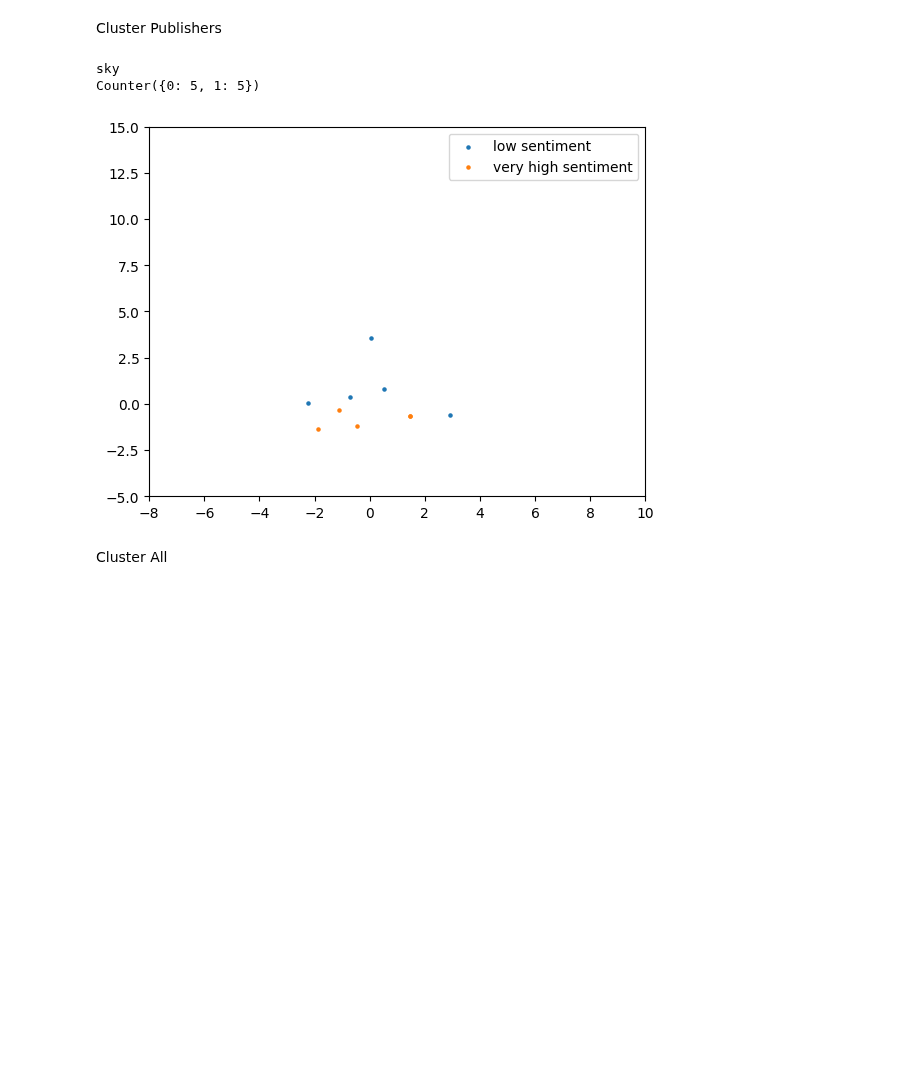
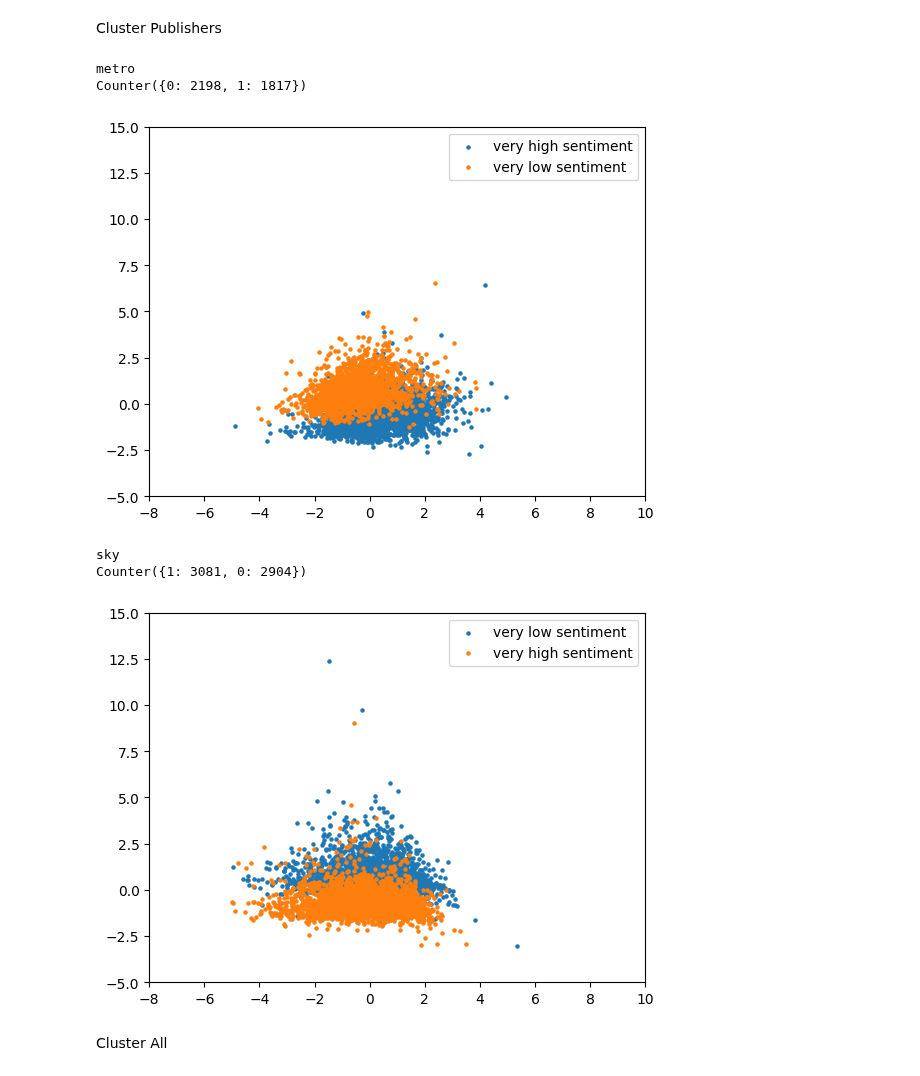
Before and after one commit to TobyBritton1/NewsBiasMapping, a Jupyter notebook: NewsBiasMapping.ipynb, the cells around one changed output. Saved outputs shown, nothing was run; the diff lists cells and outputs as text; code cells hidden in the pictures; blank space fills up the shorter version.

```diff
--- a/NewsBiasMapping.ipynb
+++ b/NewsBiasMapping.ipynb
@@ -24,20 +24,20 @@ Calculate Metric Values
 # %%
 sentiment = []
 quoteBased = []
-sensationalized = []
+sensationalised = []
 mudslinging = []
 spin = []
 informal = []
 for i in range(len(articles)):
     sentiment.append(getSentiment(articles.at[i,'body']))
     quoteBased.append(getQuoteBased(articles.at[i,'body']))
-    sensationalized.append(getSensationalized(articles.at[i,'body']))
+    sensationalised.append(getSensationalised(articles.at[i,'body']))
     mudslinging.append(getMudslinging(articles.at[i,'body']))
     spin.append(getSpin(articles.at[i,'body']))
     informal.append(getInformal(articles.at[i,'body']))
 articles['sentiment'] = sentiment
 articles['quoteBased'] = quoteBased
-articles['sensationalized'] = sensationalized
+articles['sensationalised'] = sensationalised
 articles['mudslinging'] = mudslinging
 articles['spin'] = spin
 articles['informal'] = informal
@@ -46,30 +46,33 @@ Cluster Publishers
 # %%
 fullArticles = pd.DataFrame()
 fullDominantMetrics = pd.DataFrame()
 for publisher in list(set(articles['publisher'])):
     print(publisher)
     publisherArticles = articles[articles['publisher'] == publisher].reset_index(drop=True)
     metrics = []
     for i in range(len(publisherArticles)):
         sentiment = publisherArticles.iloc[i]['sentiment']
         quoteBased = publisherArticles.iloc[i]['quoteBased']
-        sensationalized = publisherArticles.iloc[i]['sensationalized']
+        sensationalised = publisherArticles.iloc[i]['sensationalised']
         mudslinging = publisherArticles.iloc[i]['mudslinging']
         spin = publisherArticles.iloc[i]['spin']
         informal = publisherArticles.iloc[i]['informal']
-        metrics.append([sentiment, quoteBased, sensationalized, mudslinging, spin, informal])
+        metrics.append([sentiment, quoteBased, sensationalised, mudslinging, spin, informal])
     labels, dataPCA, dominantMetrics = NewsBiasClusteringFromMetrics(metrics)
     publisherArticles['publisherPC1'] = dataPCA['PC1']
     publisherArticles['PublisherPC2'] = dataPCA['PC2']
     publisherArticles['publisherLabel'] = labels
     fullArticles = pd.concat([fullArticles, publisherArticles])
     dominantMetrics['publisher'] = publisher
     fullDominantMetrics = pd.concat([fullDominantMetrics, dominantMetrics])
 fullArticles = fullArticles.reset_index(drop=True)
 # %% [output]
-sky
-Counter({0: 5, 1: 5})
+metro
+Counter({0: 2198, 1: 1817})
-[figure, old version]
+[figure, new version]
+sky
+Counter({1: 3081, 0: 2904})
+[figure, added]
 # %% [markdown]
 Cluster All
 # %%
```
Also changed, not shown: parts of 3 cells of this notebook, 9 other files.
